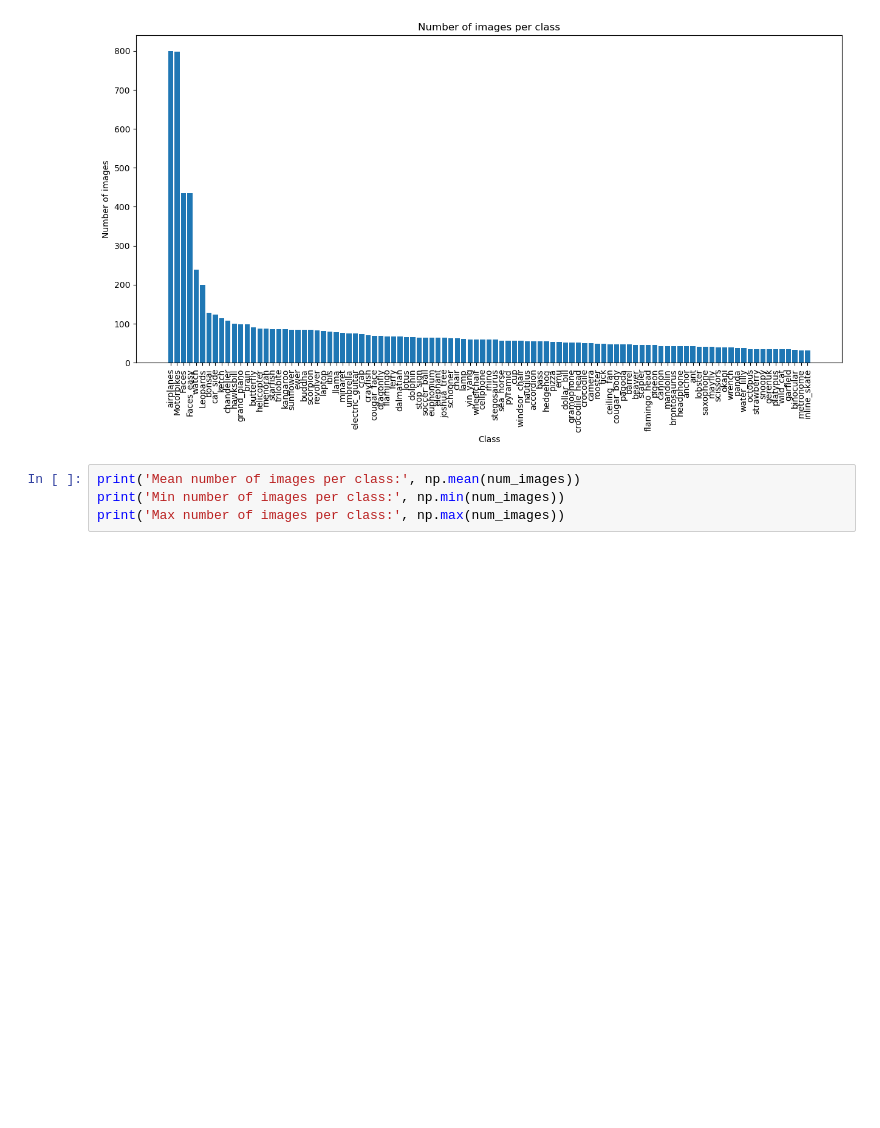
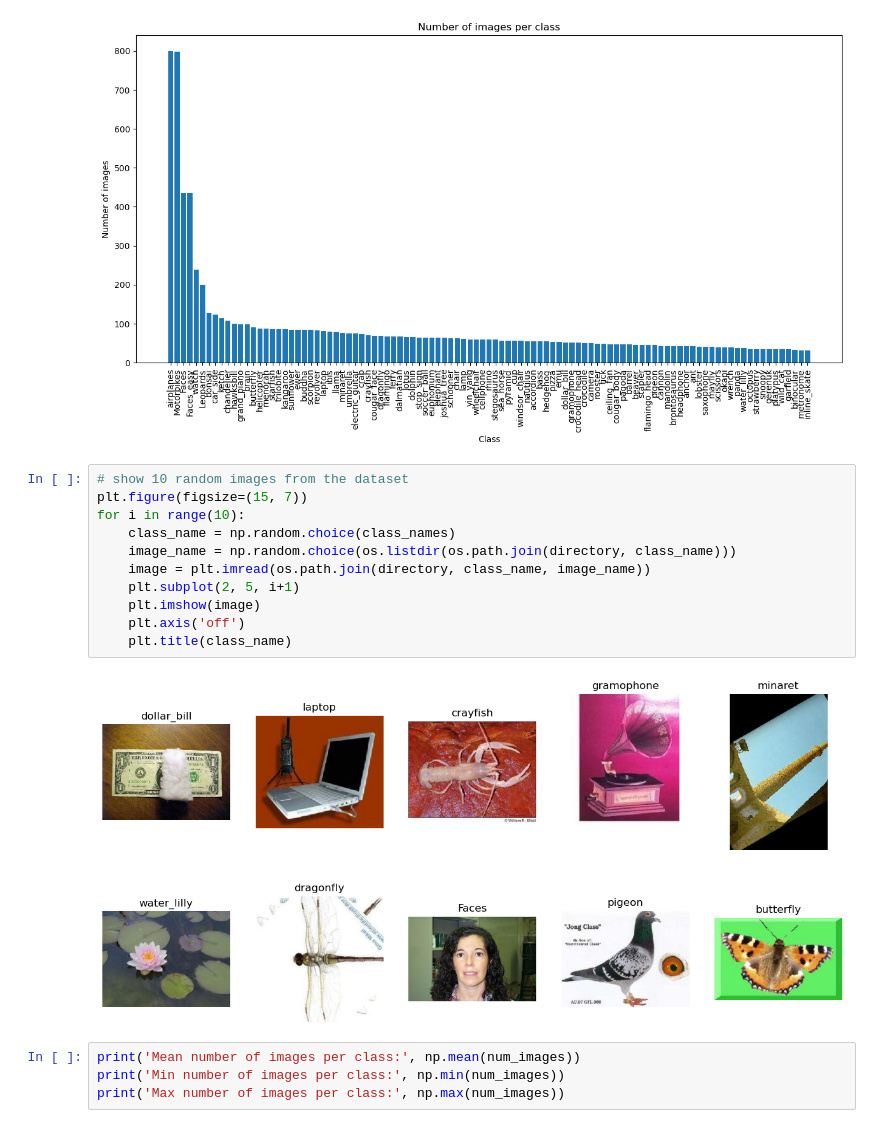
Before and after one commit to MrLFW/deeplearningcw, a Jupyter notebook: exploratory_data_analysis.ipynb, the cells around one changed output. Saved outputs shown, nothing was run; the diff lists cells and outputs as text; blank space fills up the shorter version.

```diff
--- a/exploratory_data_analysis.ipynb
+++ b/exploratory_data_analysis.ipynb
@@ -30,6 +31,19 @@ plt.show()
 # %% [output]
 total number of images:  8677
 [figure]
+# %%
+# show 10 random images from the dataset
+plt.figure(figsize=(15, 7))
+for i in range(10):
+    class_name = np.random.choice(class_names)
+    image_name = np.random.choice(os.listdir(os.path.join(directory, class_name)))
+    image = plt.imread(os.path.join(directory, class_name, image_name))
+    plt.subplot(2, 5, i+1)
+    plt.imshow(image)
+    plt.axis('off')
+    plt.title(class_name)
+# %% [output]
+[figure, added]
 # %%
 print('Mean number of images per class:', np.mean(num_images))
 print('Min number of images per class:', np.min(num_images))
```
Also changed, not shown: parts of 5 cells of this notebook, 3 other files.
